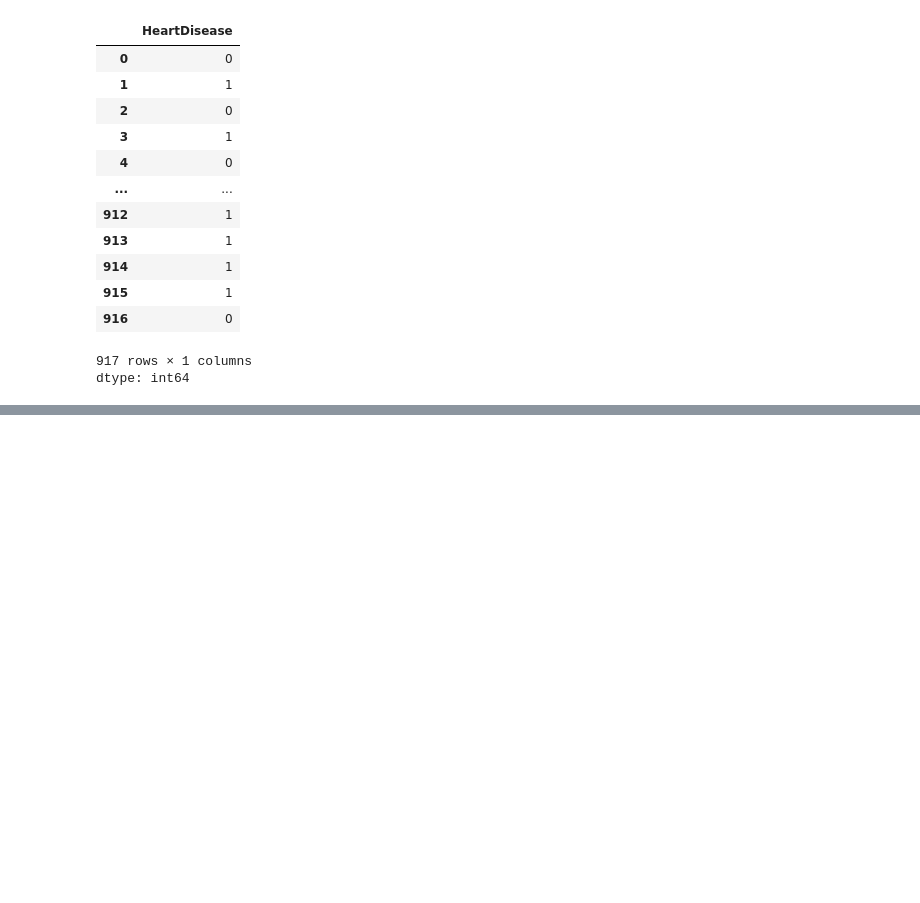
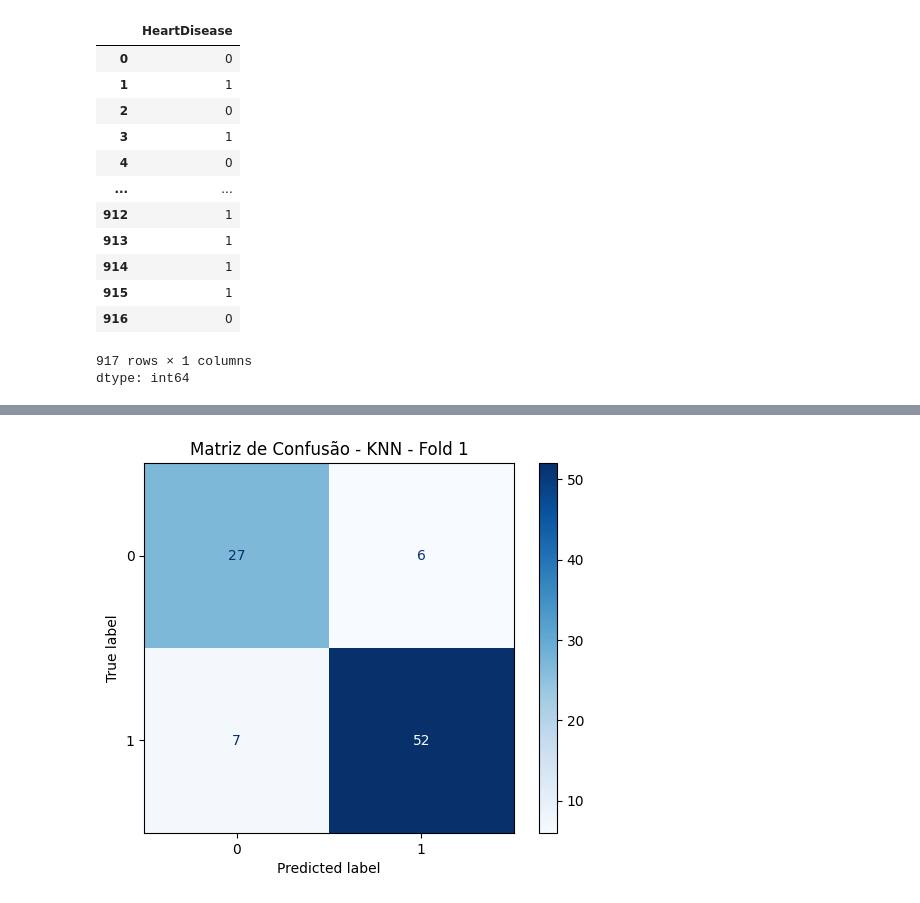
Before and after one commit to CarlosEduardo254/TrabalhoFinal_AprendMaquina, a Jupyter notebook: TrabalhoFinal.ipynb, the cells around one changed output, grey strips where cells are left out. Saved outputs shown, nothing was run; the diff lists cells and outputs as text; code cells hidden in the pictures; blank space fills up the shorter version.

Commit message:
Código praticamente finalizado, foi adicionado mais um modelo, o quarto, e as matrizes de confusão foram inseridas, além do que o teste de Willcoxon foi refeito para melhorar a leitura.

```diff
--- a/TrabalhoFinal.ipynb
+++ b/TrabalhoFinal.ipynb
@@ -499,10 +508,17 @@ param_grid_mlp = {
     'hidden_layer_sizes': [(50,), (100,), (50, 50)],
     'activation': ['relu', 'tanh'],
     'alpha': [0.0001, 0.001]}
+
+param_grid_lr = {
+    'C': [0.01, 0.1, 1, 10],  # Regularização (menor valor = mais regularização)
+    'penalty': ['l2'],  # Penalização padrão
+    'solver': ['lbfgs', 'liblinear']  # Solvers recomendados para problemas pequenos/médios
+}
 # %%
 #Inicializar dicionário de resultados
 results = {
     'KNN': {'accuracy': [], 'precision': [], 'recall': [], 'f1': []},
     'RF': {'accuracy': [], 'precision': [], 'recall': [], 'f1': []},
-    'MLP': {'accuracy': [], 'precision': [], 'recall': [], 'f1': []}
+    'MLP': {'accuracy': [], 'precision': [], 'recall': [], 'f1': []},
+    'LR': {'accuracy': [], 'precision': [], 'recall': [], 'f1': []}
 }
@@ -531,8 +547,10 @@ for scaler in [MinMaxScaler(), StandardScaler()]:
 
         # Normalizar dados
         X_train_split_s = scaler.fit_transform(X_train_split)
-        X_val = scaler.transform(X_val)
+        X_val_s = scaler.transform(X_val)
 
+        X_train_s = scaler.fit_transform(X_train)
+        X_test_s = scaler.transform(X_test)
 
 
         # KNN
@@ -547,70 +565,116 @@ for scaler in [MinMaxScaler(), StandardScaler()]:
                 best_score_knn = score
                 best_params_knn = params
 
-        X_train_s = scaler.fit_transform(X_train)
         knn_final = KNeighborsClassifier(**best_params_knn)
         knn_final.fit(X_train_s, y_train)
-        X_test_s = scaler.transform(X_test)
         y_pred_knn = knn_final.predict(X_test_s)
 
-# TODO: MATRIZ DE CONFUSÃO
 
         results['KNN']['accuracy'].append(accuracy_score(y_test, y_pred_knn))
         results['KNN']['precision'].append(precision_score(y_test, y_pred_knn, average='weighted'))
         results['KNN']['recall'].append(recall_score(y_test, y_pred_knn, average='weighted'))
         results['KNN']['f1'].append(f1_score(y_test, y_pred_knn, average='weighted'))
 
+        cm = confusion_matrix(y_test, y_pred_knn)
+        disp = ConfusionMatrixDisplay(confusion_matrix=cm)
+        disp.plot(cmap='Blues', values_format='d')
+        plt.title(f'Matriz de Confusão - KNN - Fold {fold_idx + 1}')
+        plt.show()
+        print("\n-----------------------------------------------------------------------------------\n")
+
         # Random Forest
         best_score_rf = 0
         best_params_rf = None
         for params in ParameterGrid(param_grid_rf):
             rf = RandomForestClassifier(**params)
-            rf.fit(X_train_split, y_train_split)
-            X_val_s = scaler.transform(X_val)
-            y_pred = rf.predict(X_val)
+            rf.fit(X_train_split_s, y_train_split)
+            y_pred = rf.predict(X_val_s)
             score = accuracy_score(y_val, y_pred)
             if score > best_score_rf:
                 best_score_rf = score
                 best_params_rf = params
 
-        X_train_s = scaler.fit_transform(X_train)
+
         rf_final = RandomForestClassifier(**best_params_rf)
-        rf_final.fit(X_train, y_train)
-        X_test_s = scaler.transform(X_test)
-        y_pred_rf = rf_final.predict(X_test)
+        rf_final.fit(X_train_s, y_train)
+        y_pred_rf = rf_final.predict(X_test_s)
 
         results['RF']['accuracy'].append(accuracy_score(y_test, y_pred_rf))
         results['RF']['precision'].append(precision_score(y_test, y_pred_rf, average='weighted'))
         results['RF']['recall'].append(recall_score(y_test, y_pred_rf, average='weighted'))
         results['RF']['f1'].append(f1_score(y_test, y_pred_rf, average='weighted'))
 
+        cm = confusion_matrix(y_test, y_pred_rf)
+        disp = ConfusionMatrixDisplay(confusion_matrix=cm)
+        disp.plot(cmap='Blues', values_format='d')
+        plt.title(f'Matriz de Confusão - Random Forest - Fold {fold_idx + 1}')
+        plt.show()
+        print("\n-----------------------------------------------------------------------------------\n")
+
         # MLP
         best_score_mlp = 0
         best_params_mlp = None
         for params in ParameterGrid(param_grid_mlp):
             mlp = MLPClassifier(max_iter=1000, **params)
-            mlp.fit(X_train_split, y_train_split)
-            X_val_s = scaler.transform(X_val)
-            y_pred = mlp.predict(X_val)
+            mlp.fit(X_train_split_s, y_train_split)
+            y_pred = mlp.predict(X_val_s)
             score = accuracy_score(y_val, y_pred)
             if score > best_score_mlp:
                 best_score_mlp = score
                 best_params_mlp = params
 
-        X_train_s = scaler.fit_transform(X_train)
         mlp_final = MLPClassifier(max_iter=1000, **best_params_mlp)
-        mlp_final.fit(X_train, y_train)
-        X_test_s = scaler.transform(X_test)
-        y_pred_mlp = mlp_final.predict(X_test)
+        mlp_final.fit(X_train_s, y_train)
+        y_pred_mlp = mlp_final.predict(X_test_s)
 
         results['MLP']['accuracy'].append(accuracy_score(y_test, y_pred_mlp))
         results['MLP']['precision'].append(precision_score(y_test, y_pred_mlp, average='weighted'))
         results['MLP']['recall'].append(recall_score(y_test, y_pred_mlp, average='weighted'))
         results['MLP']['f1'].append(f1_score(y_test, y_pred_mlp, average='weighted'))
 
+        cm = confusion_matrix(y_test, y_pred_mlp)
+        disp = ConfusionMatrixDisplay(confusion_matrix=cm)
+        disp.plot(cmap='Blues', values_format='d')
+        plt.title(f'Matriz de Confusão - MLP - Fold {fold_idx + 1}')
+        plt.show()
+        print("\n-----------------------------------------------------------------------------------\n")
+
+
+        # Regressão Logística
+        best_score_lr = 0
+        best_params_lr = None
+        for params in ParameterGrid(param_grid_lr):
+            lr = LogisticRegression(**params, max_iter=500)
+            lr.fit(X_train_split_s, y_train_split)
+            y_pred = lr.predict(X_val_s)
+            score = accuracy_score(y_val, y_pred)
+            if score > best_score_lr:
+                best_score_lr = score
+                best_params_lr = params
+
+        # Treinar modelo final com os melhores parâmetros
+        lr_final = LogisticRegression(**best_params_lr, max_iter=500)
+        lr_final.fit(X_train_s, y_train)
+        y_pred_lr = lr_final.predict(X_test_s)
+
+        # Calcular métricas
+        results['LR']['accuracy'].append(accuracy_score(y_test, y_pred_lr))
+        results['LR']['precision'].append(precision_score(y_test, y_pred_lr))
+        results['LR']['recall'].append(recall_score(y_test, y_pred_lr))
+        results['LR']['f1'].append(f1_score(y_test, y_pred_lr))
+
+        cm = confusion_matrix(y_test, y_pred_lr)
+        disp = ConfusionMatrixDisplay(confusion_matrix=cm)
+        disp.plot(cmap='Blues', values_format='d')
+        plt.title(f'Matriz de Confusão - Regressão Logística - Fold {fold_idx + 1}')
+        plt.show()
+
+        print("\n--------------------------------- RESULTADOS ---------------------------------\n")
+        print(f"Fold {fold_idx + 1}/10:")
         print(f"KNN - Accuracy: {results['KNN']['accuracy'][-1]:.4f}")
         print(f"RF - Accuracy: {results['RF']['accuracy'][-1]:.4f}")
         print(f"MLP - Accuracy: {results['MLP']['accuracy'][-1]:.4f}")
+        print(f"LR - Accuracy: {results['LR']['accuracy'][-1]:.4f}")
 # %% [output]
 Resultados com MinMaxScaler:
 
@@ -631,0 +682 @@ MLP - Accuracy: 0.8352
+[figure, added]
```
Also changed, not shown: parts of 13 cells of this notebook.
